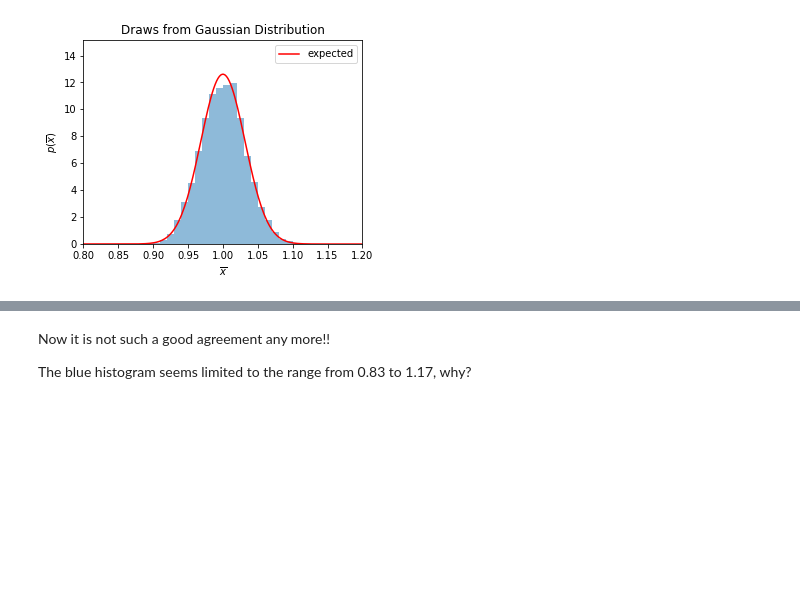
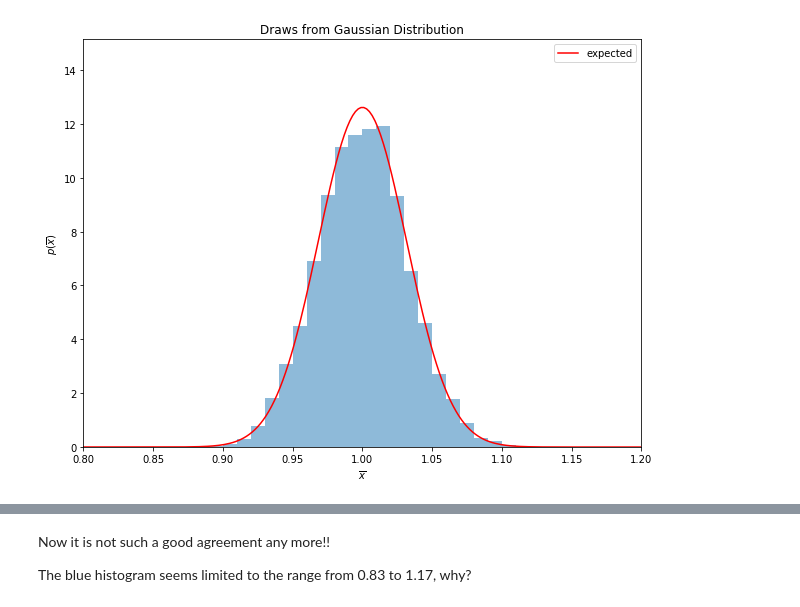
Before and after one commit to bayu-wilson/astr-324-s18, a Jupyter notebook: notebooks/Week-2-Thu.ipynb, the cells around one changed output, grey strips where cells are left out. Cells and saved outputs as stored; diff of their text form; code cells hidden in the pictures; blank space fills up the shorter version.

```diff
--- a/notebooks/Week-2-Thu.ipynb
+++ b/notebooks/Week-2-Thu.ipynb
@@ -26,34 +49,30 @@ Note that for large $N$, $\sigma_{\overline{x}} \sim \sqrt{2}\sigma_s$ and for s
 # %%
-### let's see how it looks in practice by doing a few numerical experiments
-# 1) draw k=10 numbers from N(mu=1.0, sigma=0.1) and compute their mean; repeat this
-#   computation M=10,000 times and plot the distribution of these M means; is this
-#   distribution well described by N(1.0, 0.1/sqrt(k))?
 np.random.seed(42)
 k = 10
 M = 10000
 mu = 1.0
 sigma = 0.1
 means = np.zeros(M)  # for storing the mean values obtained in M draws
 for i in range(M):
     x = norm(mu, sigma).rvs(k) # here we draw k numbers from N(mu=1.0, sigma=0.1)
     means[i] = np.mean(x)
 ## now plot the histogram of values in array means
-fig, ax = plt.subplots(figsize=(5, 3.75))
+fig, ax = plt.subplots(figsize=(10, 7.5))
 # histogram the data
 ax.hist(means, bins=np.linspace(0.8, 1.2, 41),
             histtype='stepfilled', alpha=0.5, normed=True)
 # expected gaussian distribution
 xGrid = np.linspace(0, 2, 1000)
 gauss = norm(mu, sigma/np.sqrt(k)).pdf(xGrid)  # this is a function of x: gauss(x)
 plt.plot(xGrid, gauss, ls='-', c='red', label='expected')
 
 plt.xlim(0.8, 1.2)
 yMax = 1.2*np.sqrt(k)/np.sqrt(2*3.14) / sigma
 plt.ylim(0, yMax)
 plt.xlabel('$\overline{x}$')
 plt.ylabel(r'$p(\overline{x})$')
 plt.title('Draws from Gaussian Distribution')
 plt.legend()
 plt.show()
 # %% [output]
-[figure, old version]
+[figure, new version]
```
Also changed, not shown: parts of 45 cells of this notebook, 2 other files.
